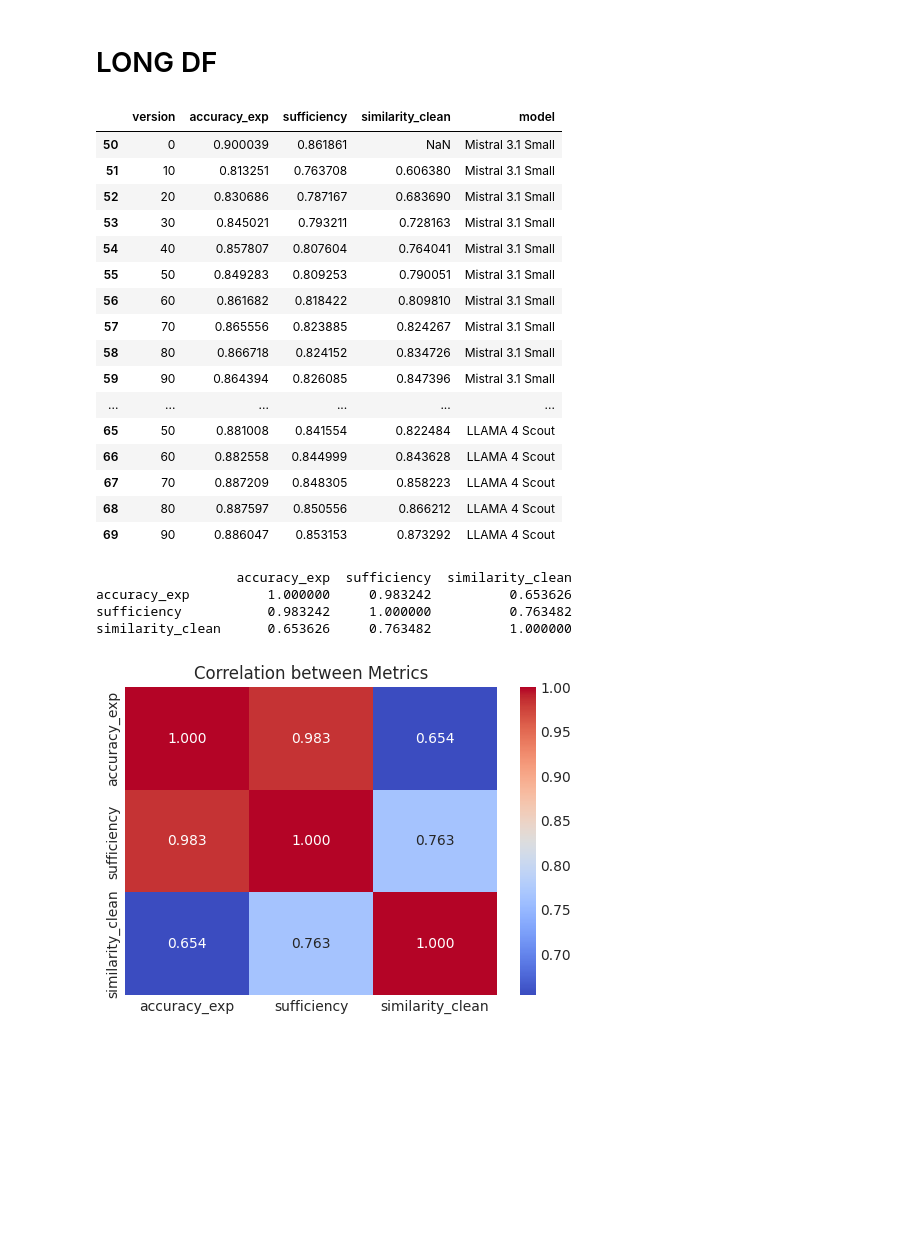
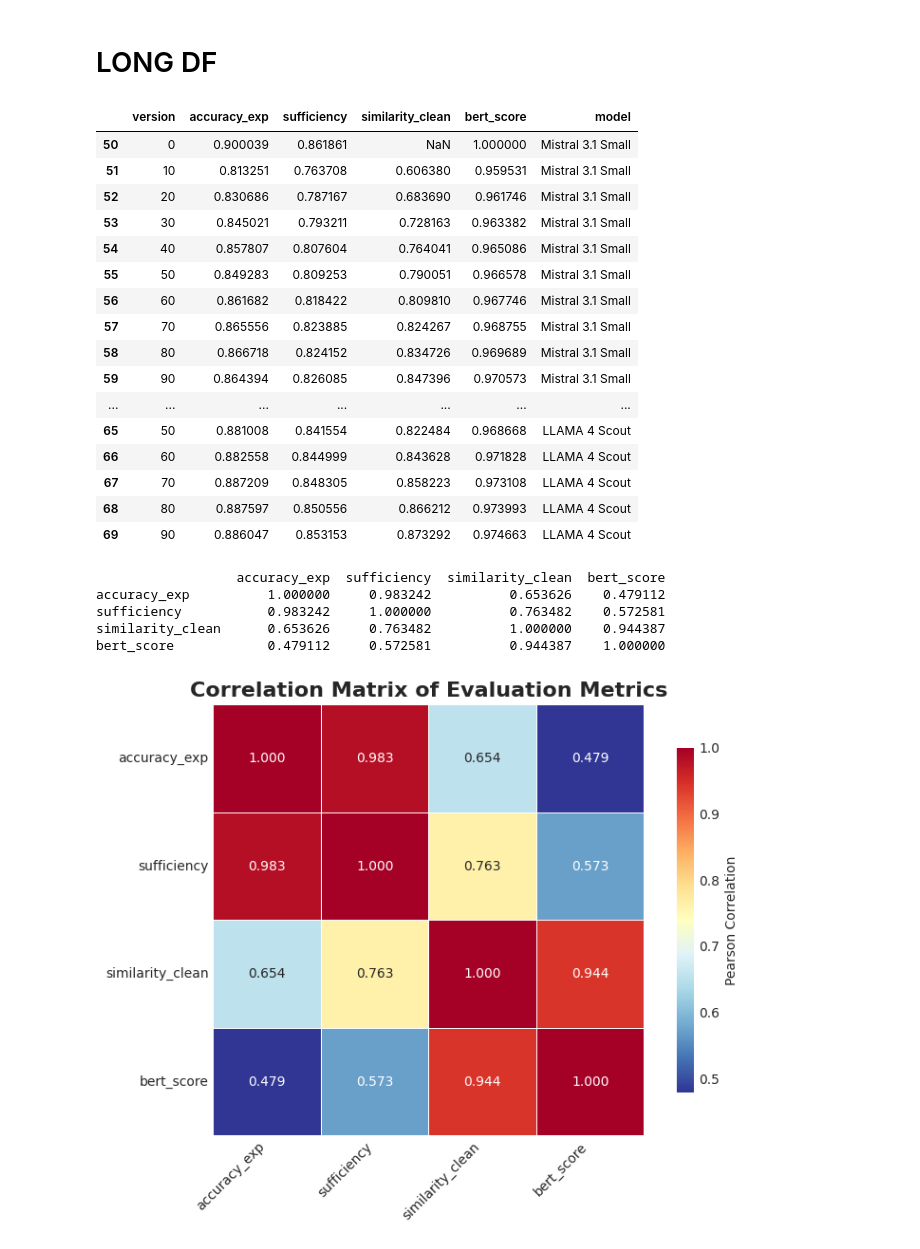
Before and after one commit to alizahedzadeh/LLM-Self-Explanation-IB-Bilingual, a Jupyter notebook: results/models/evaluation/qwen_1.7B/en_with_goldprob/metrics.ipynb, the cells around one changed output. Drawn from its saved outputs; the diff is of its cells as text; code cells hidden in the pictures; blank space fills up the shorter version.

Commit message:
The submission version

```diff
--- a/results/models/evaluation/qwen_1.7B/en_with_goldprob/metrics.ipynb
+++ b/results/models/evaluation/qwen_1.7B/en_with_goldprob/metrics.ipynb
@@ -123,6 +123,7 @@ def compute_metrics(folder: str, prefix: str) -> pd.DataFrame:
         # Similarities (may not exist in baseline)
         sim = df["similarity_with_base"].mean() if "similarity_with_base" in df else None
         sim_clean = df["similarity_with_base_clean"].mean() if "similarity_with_base_clean" in df else None
+        bert_score = df['bertscore_F1_clean'].mean()
 
         results.append({
             "version": version,
@@ -130,7 +131,8 @@ def compute_metrics(folder: str, prefix: str) -> pd.DataFrame:
             "accuracy_noexp": acc_noexp,
             "sufficiency": suff,
             "similarity": sim,
-            "similarity_clean": sim_clean
+            "similarity_clean": sim_clean,
+            "bert_score":bert_score,
         })
 
     results_df = pd.DataFrame(results)
@@ -902,7 +1031,7 @@ import pandas as pd
 all_dfs = []
 for model_name, df in dfs.items():
     # keep only needed columns
-    sub = df[["version", "accuracy_exp", "sufficiency", "similarity_clean"]].copy()
+    sub = df[["version", "accuracy_exp", "sufficiency", "similarity_clean", "bert_score"]].copy()
     sub["model"] = model_name
     all_dfs.append(sub)
 
@@ -910,39 +1039,52 @@ merged_df = pd.concat(all_dfs, ignore_index=True)
 
 merged_df.tail(20)
 # %% [output]
-|  | version | accuracy_exp | sufficiency | similarity_clean | model |
-| 50 | 0 | 0.900039 | 0.861861 | NaN | Mistral 3.1 Small |
-| 51 | 10 | 0.813251 | 0.763708 | 0.606380 | Mistral 3.1 Small |
-| 52 | 20 | 0.830686 | 0.787167 | 0.683690 | Mistral 3.1 Small |
-| 53 | 30 | 0.845021 | 0.793211 | 0.728163 | Mistral 3.1 Small |
-| 54 | 40 | 0.857807 | 0.807604 | 0.764041 | Mistral 3.1 Small |
-| 55 | 50 | 0.849283 | 0.809253 | 0.790051 | Mistral 3.1 Small |
-| 56 | 60 | 0.861682 | 0.818422 | 0.809810 | Mistral 3.1 Small |
-| 57 | 70 | 0.865556 | 0.823885 | 0.824267 | Mistral 3.1 Small |
-| 58 | 80 | 0.866718 | 0.824152 | 0.834726 | Mistral 3.1 Small |
-| 59 | 90 | 0.864394 | 0.826085 | 0.847396 | Mistral 3.1 Small |
-| ... | ... | ... | ... | ... | ... |
-| 65 | 50 | 0.881008 | 0.841554 | 0.822484 | LLAMA 4 Scout |
-| 66 | 60 | 0.882558 | 0.844999 | 0.843628 | LLAMA 4 Scout |
-| 67 | 70 | 0.887209 | 0.848305 | 0.858223 | LLAMA 4 Scout |
-| 68 | 80 | 0.887597 | 0.850556 | 0.866212 | LLAMA 4 Scout |
-| 69 | 90 | 0.886047 | 0.853153 | 0.873292 | LLAMA 4 Scout |
+|  | version | accuracy_exp | sufficiency | similarity_clean | bert_score | model |
+| 50 | 0 | 0.900039 | 0.861861 | NaN | 1.000000 | Mistral 3.1 Small |
+| 51 | 10 | 0.813251 | 0.763708 | 0.606380 | 0.959531 | Mistral 3.1 Small |
+| 52 | 20 | 0.830686 | 0.787167 | 0.683690 | 0.961746 | Mistral 3.1 Small |
+| 53 | 30 | 0.845021 | 0.793211 | 0.728163 | 0.963382 | Mistral 3.1 Small |
+| 54 | 40 | 0.857807 | 0.807604 | 0.764041 | 0.965086 | Mistral 3.1 Small |
+| 55 | 50 | 0.849283 | 0.809253 | 0.790051 | 0.966578 | Mistral 3.1 Small |
+| 56 | 60 | 0.861682 | 0.818422 | 0.809810 | 0.967746 | Mistral 3.1 Small |
+| 57 | 70 | 0.865556 | 0.823885 | 0.824267 | 0.968755 | Mistral 3.1 Small |
+| 58 | 80 | 0.866718 | 0.824152 | 0.834726 | 0.969689 | Mistral 3.1 Small |
+| 59 | 90 | 0.864394 | 0.826085 | 0.847396 | 0.970573 | Mistral 3.1 Small |
+| ... | ... | ... | ... | ... | ... | ... |
+| 65 | 50 | 0.881008 | 0.841554 | 0.822484 | 0.968668 | LLAMA 4 Scout |
+| 66 | 60 | 0.882558 | 0.844999 | 0.843628 | 0.971828 | LLAMA 4 Scout |
+| 67 | 70 | 0.887209 | 0.848305 | 0.858223 | 0.973108 | LLAMA 4 Scout |
+| 68 | 80 | 0.887597 | 0.850556 | 0.866212 | 0.973993 | LLAMA 4 Scout |
+| 69 | 90 | 0.886047 | 0.853153 | 0.873292 | 0.974663 | LLAMA 4 Scout |
 # %%
 import seaborn as sns
 import matplotlib.pyplot as plt
 
-# محاسبه ماتریس همبستگی
-corr = merged_df[["accuracy_exp", "sufficiency", "similarity_clean"]].corr(method="pearson")
+# Calculate correlation matrix
+corr = merged_df[["accuracy_exp", "sufficiency", "similarity_clean", "bert_score"]].corr(method="pearson")
 print(corr)
 
-# نمایش بصری
-plt.figure(figsize=(6,4))
-sns.heatmap(corr, annot=True, cmap="coolwarm", fmt=".3f")
-plt.title("Correlation between Metrics")
+# Enhanced visualization
+plt.figure(figsize=(8, 6))
+heatmap = sns.heatmap(
+    corr,
+    annot=True,
+    cmap="RdYlBu_r",  # Diverging colormap for correlations (red-blue, reversed for positive on one side)
+    fmt=".3f",
+    square=True,  # Make cells square
+    cbar_kws={'shrink': 0.8, 'label': 'Pearson Correlation'},
+    linewidths=0.5,  # Add lines between cells
+    annot_kws={"size": 10}  # Adjust annotation font size
+)
+plt.title("Correlation Matrix of Evaluation Metrics", fontsize=16, fontweight='bold')
+plt.xticks(rotation=45, ha='right')  # Rotate x-axis labels
+plt.yticks(rotation=0)
+plt.tight_layout()  # Adjust layout to prevent clipping
 plt.show()
 # %% [output]
-                  accuracy_exp  sufficiency  similarity_clean
-accuracy_exp          1.000000     0.983242          0.653626
-sufficiency           0.983242     1.000000          0.763482
-similarity_clean      0.653626     0.763482          1.000000
+                  accuracy_exp  sufficiency  similarity_clean  bert_score
+accuracy_exp          1.000000     0.983242          0.653626    0.479112
+sufficiency           0.983242     1.000000          0.763482    0.572581
+similarity_clean      0.653626     0.763482          1.000000    0.944387
+bert_score            0.479112     0.572581          0.944387    1.000000
-[figure, old version]
+[figure, new version]
```
Also changed, not shown: parts of 25 cells of this notebook, 3 other files.
